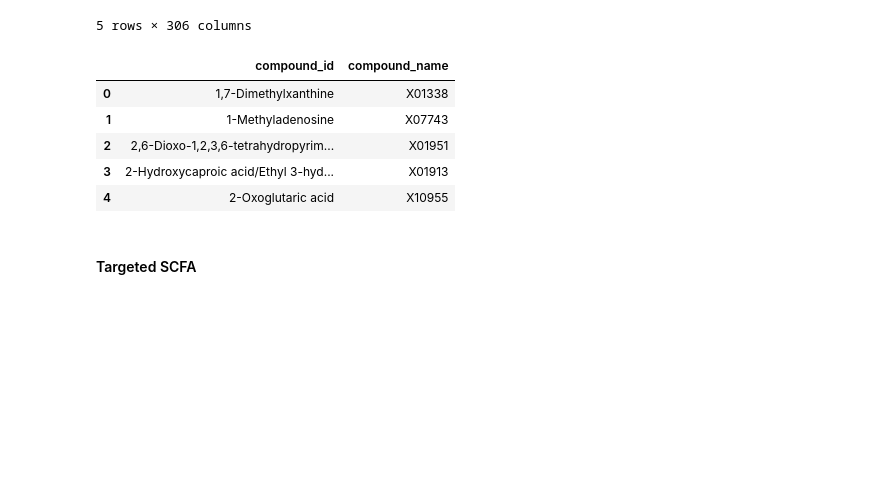
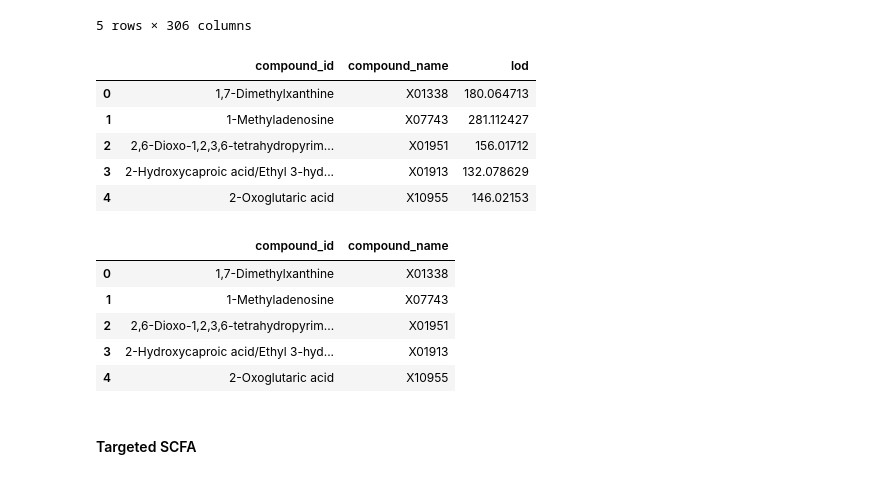
Before and after one commit to borenstein-lab/FAP_multiomics, a Jupyter notebook: python/metabolomics_data_preprocessing.ipynb, the cells around one changed output. Drawn from its saved outputs; the diff is of its cells as text; code cells hidden in the pictures; blank space fills up the shorter version.

```diff
--- a/python/metabolomics_data_preprocessing.ipynb
+++ b/python/metabolomics_data_preprocessing.ipynb
@@ -47,6 +51,22 @@ df.head()
 | 3 | SA068446 | 1.380371e+06 | 104967.032125 | 2.629482e+04 | 2.705373e+06 | 26230.031204 | 1.409185e+06 | 2.269057e+05 | 7.023337e+04 | 1.114906e+06 | ... | ... |
 | 4 | SA068447 | 8.196298e+05 | 501172.597870 | 2.317885e+06 | 1.714379e+07 | 107047.972059 | 4.731191e+07 | 7.704568e+05 | 2.650308e+06 | 7.826711e+06 | ... | ... |
 5 rows × 306 columns
+# %%
+# Fill in names of missing compounds
+annot_df_1 = pd.read_excel(metabolite_path, sheet_name='Annotation level 1', nrows=7)
+annot_df_1 = annot_df_1.iloc[[5,6,3],5:].T.reset_index(drop = True).rename(columns={3: "lod", 5: "compound_id", 6: "compound_name"})
+annot_df_2a = pd.read_excel(metabolite_path, sheet_name='Annotation level 2a', nrows=7)
+annot_df_2a = annot_df_2a.iloc[[5,6,3],5:].T.reset_index(drop = True).rename(columns={3: "lod", 5: "compound_id", 6: "compound_name"})
+
+annot_df = pd.concat([annot_df_1, annot_df_2a], axis=0, ignore_index=True)
+annot_df.head()
+# %% [output]
+|  | compound_id | compound_name | lod |
+| 0 | 1,7-Dimethylxanthine | X01338 | 180.064713 |
+| 1 | 1-Methyladenosine | X07743 | 281.112427 |
+| 2 | 2,6-Dioxo-1,2,3,6-tetrahydropyrim... | X01951 | 156.01712 |
+| 3 | 2-Hydroxycaproic acid/Ethyl 3-hyd... | X01913 | 132.078629 |
+| 4 | 2-Oxoglutaric acid | X10955 | 146.02153 |
 # %%
 # Fill in names of missing compounds
 annot_df_1 = pd.read_excel(metabolite_path, sheet_name='Annotation level 1', nrows=7)
```
Also changed, not shown: parts of 15 cells of this notebook, 12 other files.
